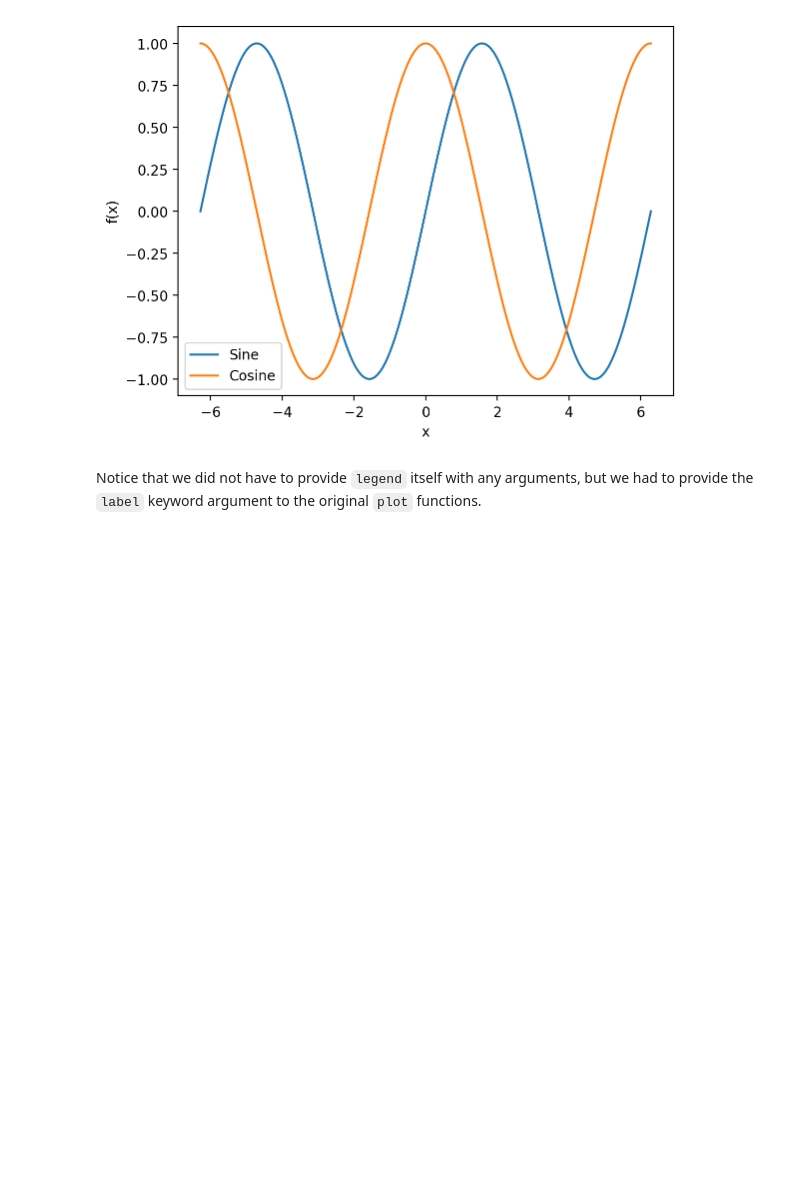
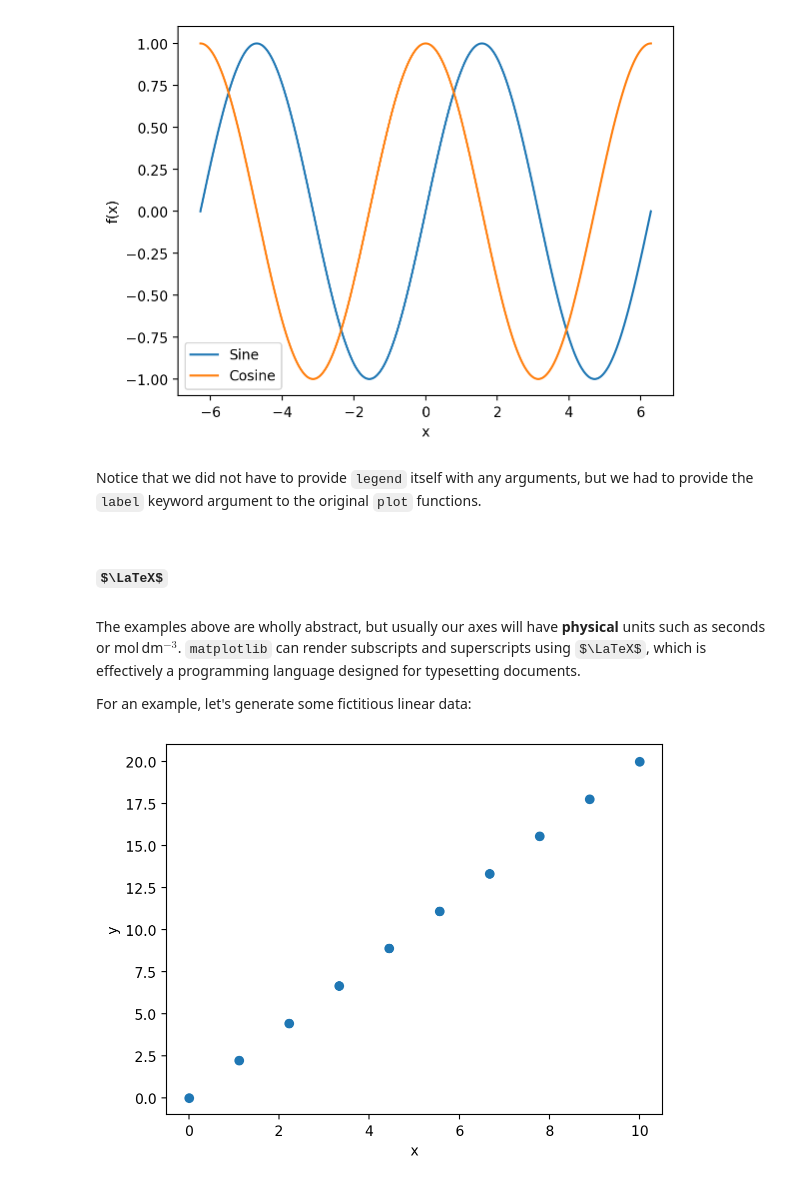
Before and after one commit to pythoninchemistry/ch12004, a Jupyter notebook: CH12004/lab_5/matplotlib.ipynb, the cells around one changed output. Drawn from its saved outputs; the diff is of its cells as text; code cells hidden in the pictures; some formulas as TeX source; blank space fills up the shorter version.

```diff
--- a/CH12004/lab_5/matplotlib.ipynb
+++ b/CH12004/lab_5/matplotlib.ipynb
@@ -221,3 +221,20 @@ plt.show()
 [figure]
 # %% [markdown]
 Notice that we did not have to provide `legend` itself with any arguments, but we had to provide the `label` keyword argument to the original `plot` functions.
+# %% [markdown]
+## $\LaTeX$
+# %% [markdown]
+The examples above are wholly abstract, but usually our axes will have **physical** units such as seconds or mol$\,$dm$^{-3}$. `matplotlib` can render subscripts and superscripts using $\LaTeX$, which is effectively a programming language designed for typesetting documents.
+
+For an example, let's generate some fictitious linear data:
+# %%
+x = np.linspace(0, 10, 10)
+y = 2 * x
+
+plt.plot(x, y, 'o')
+plt.xlabel('x')
+plt.ylabel('y')
+
+plt.show()
+# %% [output]
+[figure, added]
```
Also changed, not shown: parts of 7 cells of this notebook.
